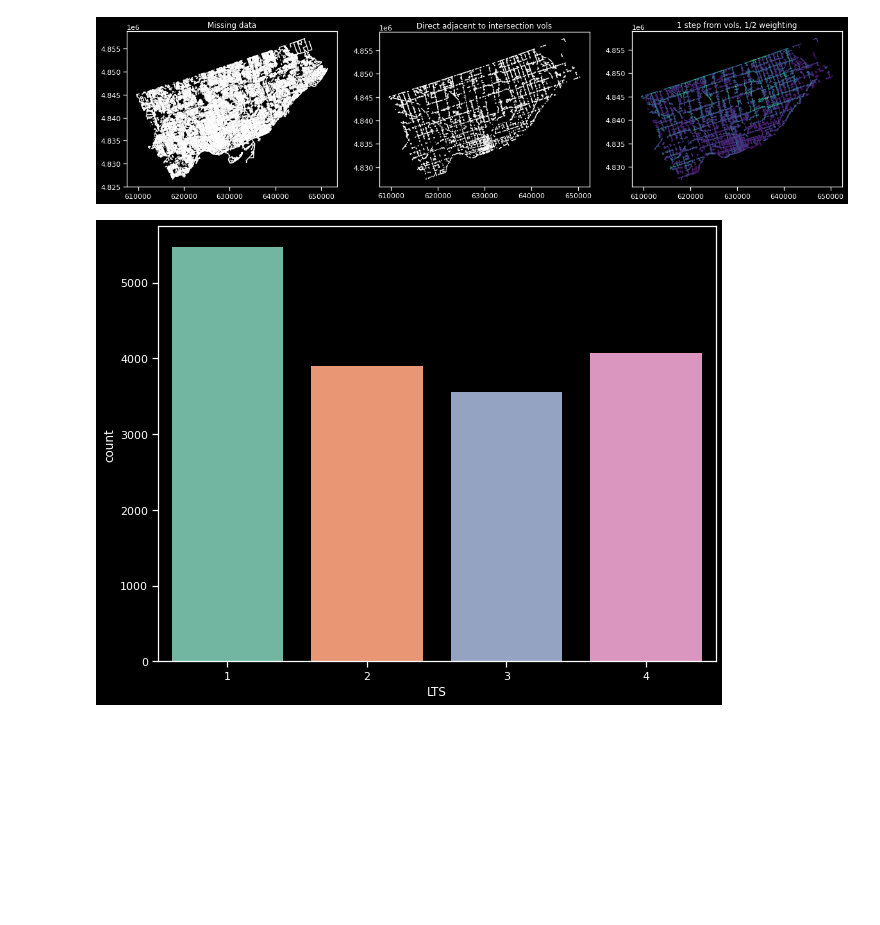
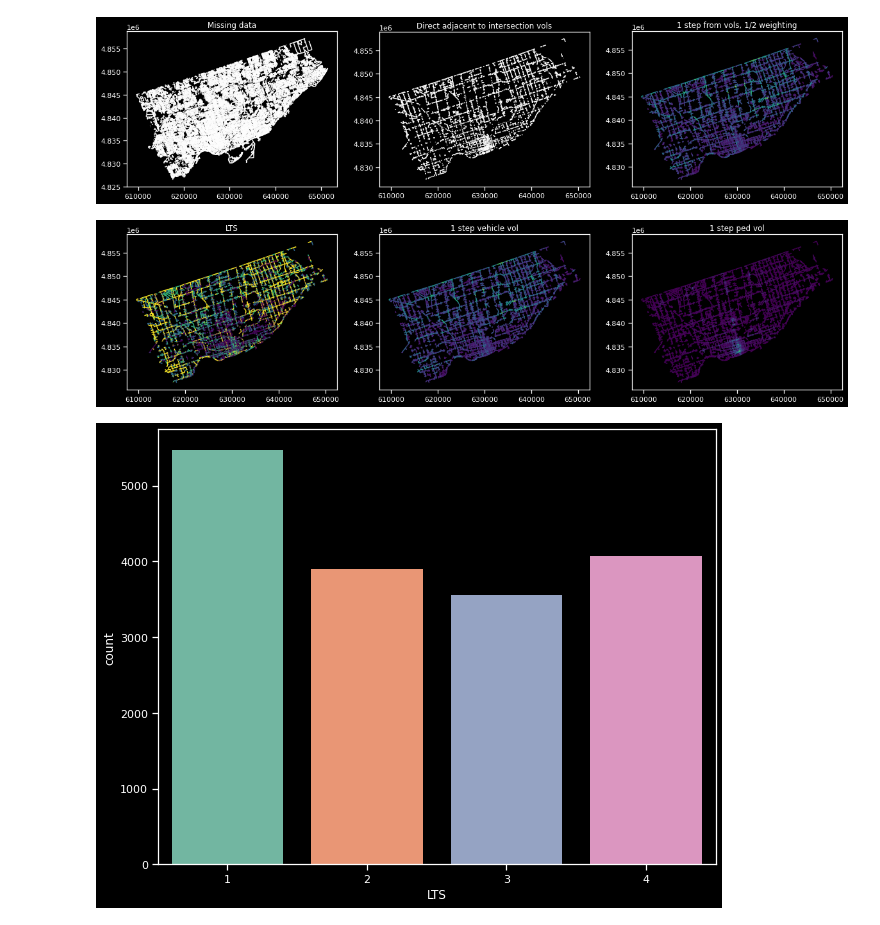
Before and after one commit to KeaganHRankin/Cycle-Classifier, a Jupyter notebook: edanalysis/eda_intersection_volume.ipynb, the cells around one changed output. Cells and saved outputs as stored; diff of their text form; code cells hidden in the pictures; blank space fills up the shorter version.

```diff
--- a/edanalysis/eda_intersection_volume.ipynb
+++ b/edanalysis/eda_intersection_volume.ipynb
@@ -651,6 +651,21 @@ axs[1].title.set_text('Direct adjacent to intersection vols')
 axs[2].title.set_text('1 step from vols, 1/2 weighting')
 # %% [output]
 [figure]
+# %%
+# Plot the above to show the new data.
+fig, axs = plt.subplots(figsize=(20,15), ncols=3, nrows=1)
+
+# Plotting
+lts_intweighted_1[lts_intweighted_1[vol_cols[0]].notnull()].plot(ax=axs[0], column='LTS')
+lts_intweighted_1[lts_intweighted_1[vol_cols[0]].notnull()].plot(ax=axs[1], column='8 Peak Hr Vehicle Volume_x')
+lts_intweighted_1[lts_intweighted_1[vol_cols[0]].notnull()].plot(ax=axs[2], column='8 Peak Hr Pedestrian Volume_x')
+
+# Attributes
+axs[0].title.set_text('LTS')
+axs[1].title.set_text('1 step vehicle vol')
+axs[2].title.set_text('1 step ped vol')
+# %% [output]
+[figure, added]
 # %%
 # Plto the class imbalance
 # Now plot the class sizes with the remaining data.
```
Also changed, not shown: 1 other file.
